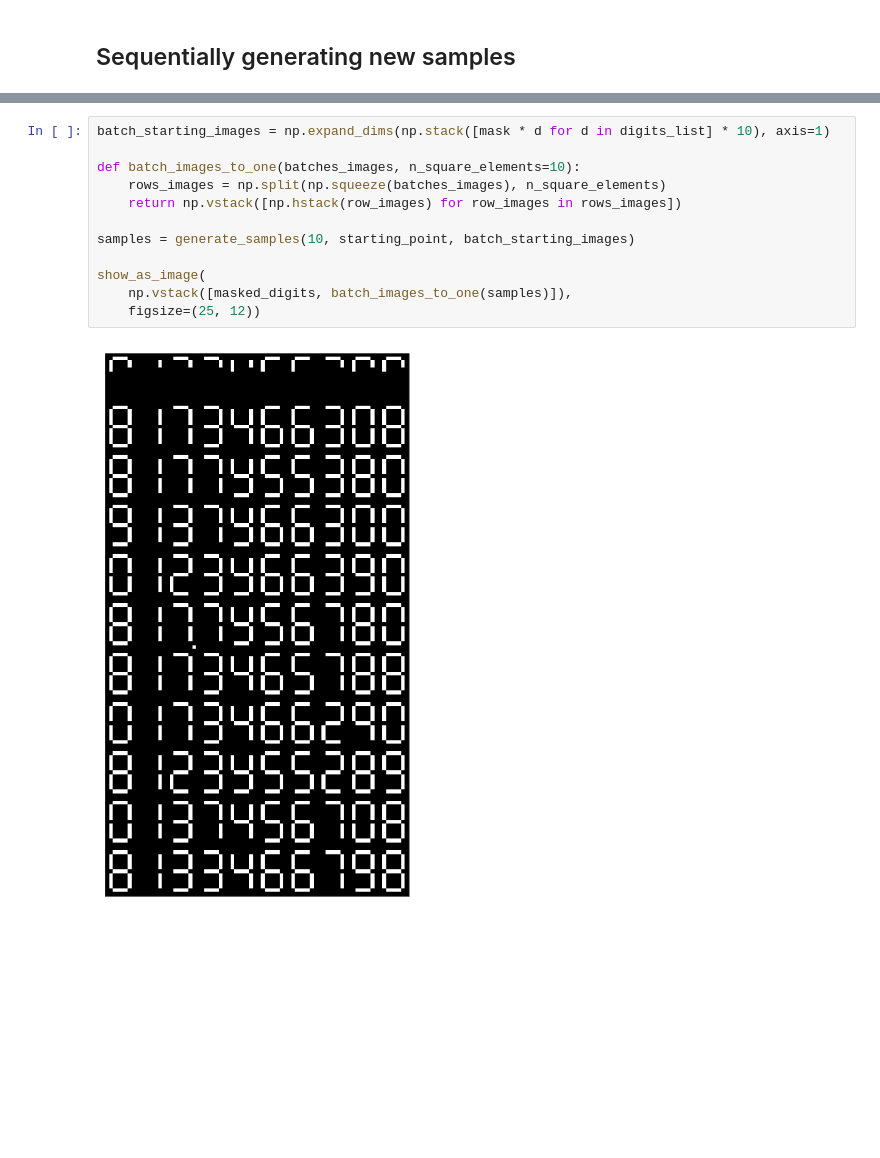
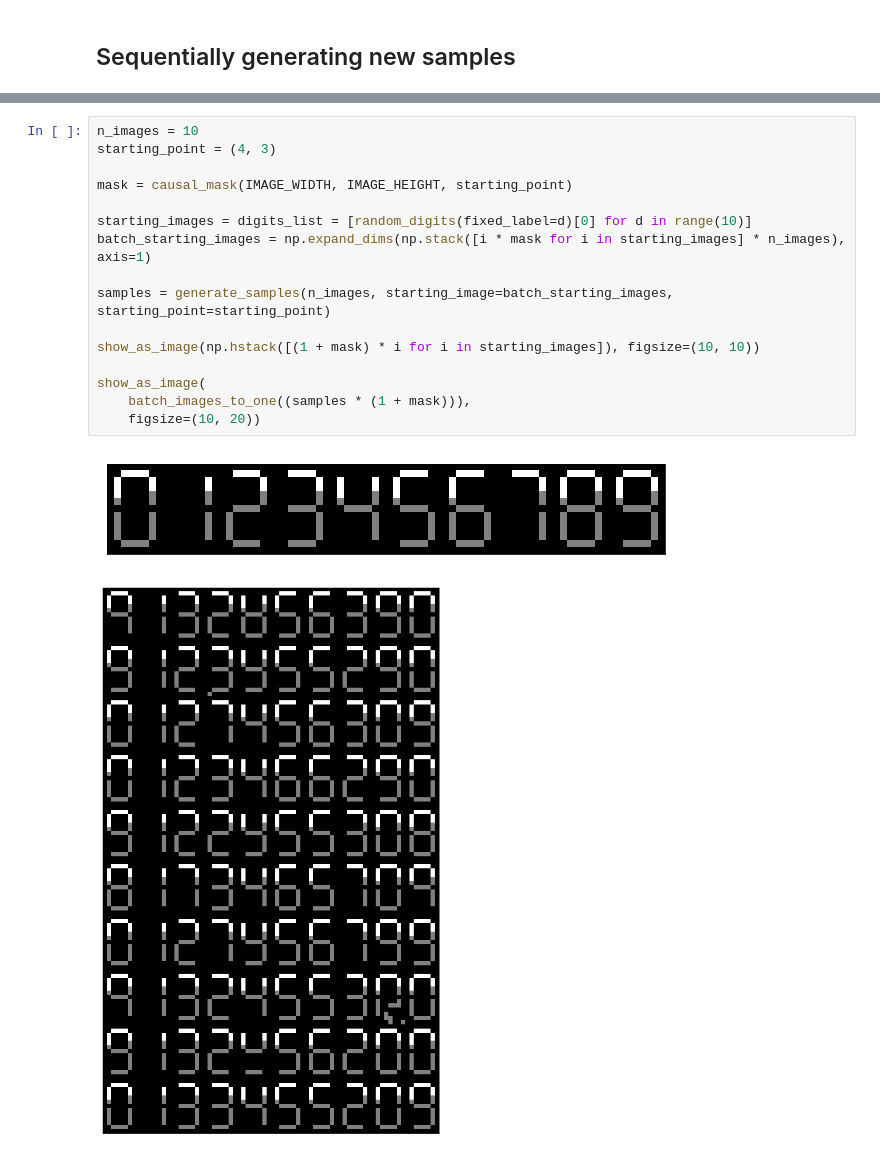
Before and after one commit to pilipolio/learn-pytorch, a Jupyter notebook: 201708_ToyPixelCNN.ipynb, the cells around one changed output, grey strips where cells are left out. Cells and saved outputs as stored; diff of their text form; blank space fills up the shorter version.

```diff
--- a/201708_ToyPixelCNN.ipynb
+++ b/201708_ToyPixelCNN.ipynb
@@ -301,14 +292,19 @@ show_as_image(masked_digits + .75 * full_digits)
-# %%
-batch_starting_images = np.expand_dims(np.stack([mask * d for d in digits_list] * 10), axis=1)
-
-def batch_images_to_one(batches_images, n_square_elements=10):
-    rows_images = np.split(np.squeeze(batches_images), n_square_elements)
-    return np.vstack([np.hstack(row_images) for row_images in rows_images])
-
-samples = generate_samples(10, starting_point, batch_starting_images)
-
-show_as_image(
-    np.vstack([masked_digits, batch_images_to_one(samples)]),
-    figsize=(25, 12))
-# %% [output]
-[figure, removed]
+# %%
+n_images = 10
+starting_point = (4, 3)
+
+mask = causal_mask(IMAGE_WIDTH, IMAGE_HEIGHT, starting_point)
+
+starting_images = digits_list = [random_digits(fixed_label=d)[0] for d in range(10)]
+batch_starting_images = np.expand_dims(np.stack([i * mask for i in starting_images] * n_images), axis=1)
+
+samples = generate_samples(n_images, starting_image=batch_starting_images, starting_point=starting_point)
+
+show_as_image(np.hstack([(1 + mask) * i for i in starting_images]), figsize=(10, 10))
+
+show_as_image(
+    batch_images_to_one((samples * (1 + mask))),
+    figsize=(10, 20))
+# %% [output]
+[figure, added]
+[figure, added]
```
Also changed, not shown: parts of 12 cells of this notebook, 1 other file.
